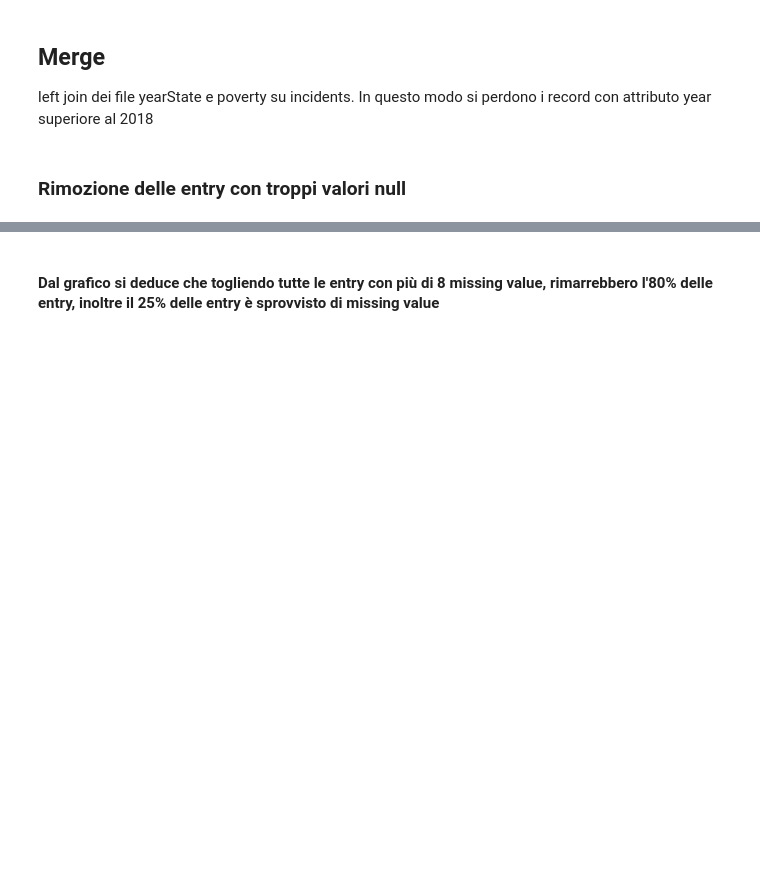
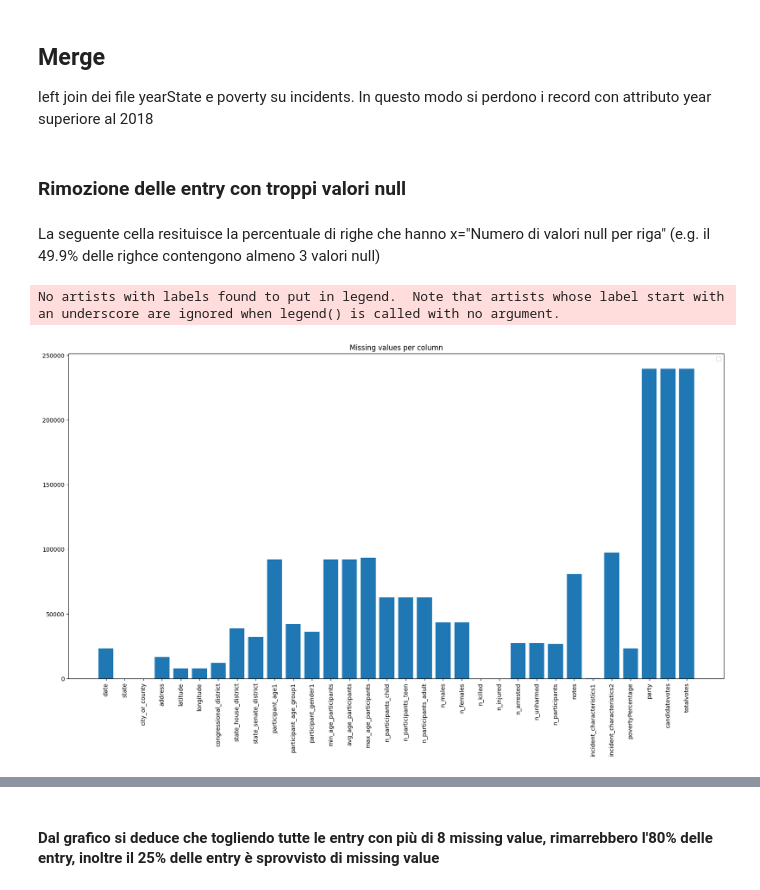
Before and after one commit to KamerC1/DM, a Jupyter notebook: src/data_preparation/DataCleaning.ipynb, the cells around one changed output, grey strips where cells are left out. Saved outputs shown, nothing was run; the diff lists cells and outputs as text; code cells hidden in the pictures; blank space fills up the shorter version.

```diff
--- a/src/data_preparation/DataCleaning.ipynb
+++ b/src/data_preparation/DataCleaning.ipynb
@@ -282,7 +283,7 @@ def povertyImprovment(povertyByStateYear_path: str = f'{DATA_PATH}/povertyByStat
     mean_povertyPercentage = (povertyPercentage_2009 + povertyPercentage_2011) / 2
 
     new_entry = pd.DataFrame({'state': ['Wyoming'], 'year': [2010], 'povertyPercentage': [mean_povertyPercentage]})
-    df.append(new_entry, ignore_index=True)
+    df = pd.concat([df, new_entry], ignore_index=True)
 
 
     #Il campo 2012 è vuoto => calcola la media tra 2011 e 2013 in base allo stato
@@ -299,4 +300,5 @@ def povertyImprovment(povertyByStateYear_path: str = f'{DATA_PATH}/povertyByStat
     merge_df['povertyPercentage'] = merge_df['povertyPercentage'].fillna(merge_df['povertyPercentage_2012'])
 
     return merge_df.drop(columns=['povertyPercentage_2012'])
+
 tab2=povertyImprovment()
@@ -319,2 +318,14 @@ tab = pd.merge(tab,tab3, on=["year","state","congressional_district"],how="left"
 # %% [markdown]
 ### Rimozione delle entry con troppi valori null
+# %% [markdown]
+La seguente cella resituisce la percentuale di righe che hanno x="Numero di valori null per riga" (e.g. il 49.9% delle righce contengono almeno 3 valori null)
+# %%
+plt.figure(figsize=(20,10))
+plt.bar(tab.columns, tab.isnull().sum())
+plt.title('Missing values per column')
+plt.legend()
+plt.xticks(rotation=90)
+plt.show()
+# %% [output]
+No artists with labels found to put in legend.  Note that artists whose label start with an underscore are ignored when legend() is called with no argument.
+[figure, added]
```
Also changed, not shown: parts of 13 cells of this notebook, 4 other files.
